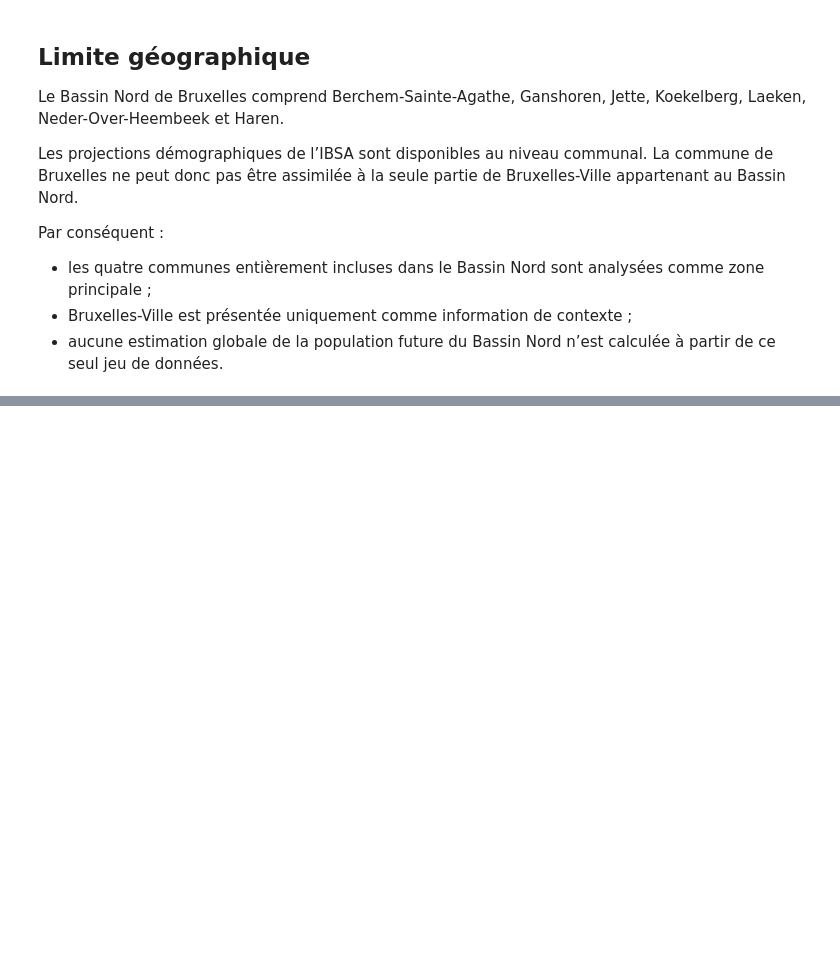
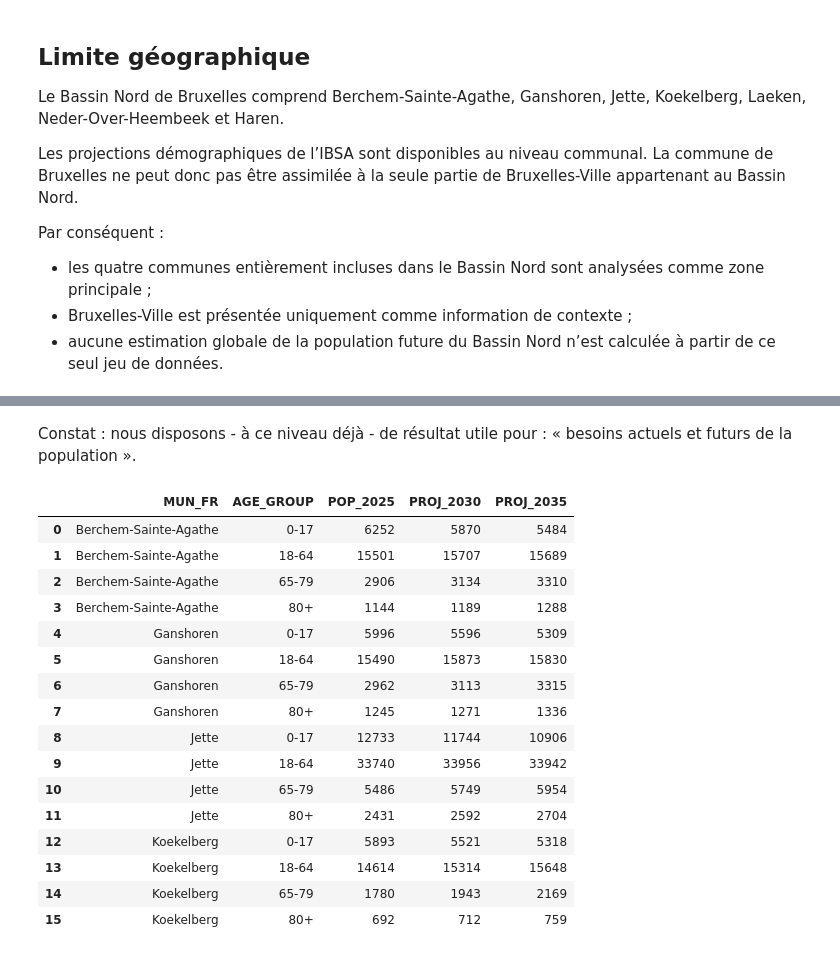
Before and after one commit to MazanzaMfumu/brussels-north-social-health-needs-lab, a Jupyter notebook: notebooks/01_population_profile.ipynb, the cells around one changed output, grey strips where cells are left out. Drawn from its saved outputs; the diff is of its cells as text; code cells hidden in the pictures; blank space fills up the shorter version.

```diff
--- a/notebooks/01_population_profile.ipynb
+++ b/notebooks/01_population_profile.ipynb
@@ -181,0 +209,47 @@ municipality_totals
+# %% [markdown]
+Constat : nous disposons - à ce niveau déjà - de résultat utile pour : « besoins actuels et futurs de la population ».
+# %%
+# Groupes d'âge social-santé
+
+def assign_age_group(age):
+    if age <= 17:
+        return "0-17"
+    elif age <= 64:
+        return "18-64"
+    elif age <= 79:
+        return "65-79"
+    else:
+        return "80+"
+
+population["AGE_GROUP"] = population["AGE_NUM"].apply(assign_age_group)
+# %%
+age_profile = (
+    population[
+        population["MUN_FR"].isin(core_municipalities)
+    ]
+    .groupby(["MUN_FR", "AGE_GROUP"])[
+        ["POP_2025", "PROJ_2030", "PROJ_2035"]
+    ]
+    .sum()
+    .reset_index()
+)
+
+age_profile.head(20)
+# %% [output]
+|  | MUN_FR | AGE_GROUP | POP_2025 | PROJ_2030 | PROJ_2035 |
+| 0 | Berchem-Sainte-Agathe | 0-17 | 6252 | 5870 | 5484 |
+| 1 | Berchem-Sainte-Agathe | 18-64 | 15501 | 15707 | 15689 |
+| 2 | Berchem-Sainte-Agathe | 65-79 | 2906 | 3134 | 3310 |
+| 3 | Berchem-Sainte-Agathe | 80+ | 1144 | 1189 | 1288 |
+| 4 | Ganshoren | 0-17 | 5996 | 5596 | 5309 |
+| 5 | Ganshoren | 18-64 | 15490 | 15873 | 15830 |
+| 6 | Ganshoren | 65-79 | 2962 | 3113 | 3315 |
+| 7 | Ganshoren | 80+ | 1245 | 1271 | 1336 |
+| 8 | Jette | 0-17 | 12733 | 11744 | 10906 |
+| 9 | Jette | 18-64 | 33740 | 33956 | 33942 |
+| 10 | Jette | 65-79 | 5486 | 5749 | 5954 |
+| 11 | Jette | 80+ | 2431 | 2592 | 2704 |
+| 12 | Koekelberg | 0-17 | 5893 | 5521 | 5318 |
+| 13 | Koekelberg | 18-64 | 14614 | 15314 | 15648 |
+| 14 | Koekelberg | 65-79 | 1780 | 1943 | 2169 |
+| 15 | Koekelberg | 80+ | 692 | 712 | 759 |
```
Also changed, not shown: parts of 4 cells of this notebook, 7 other files.
